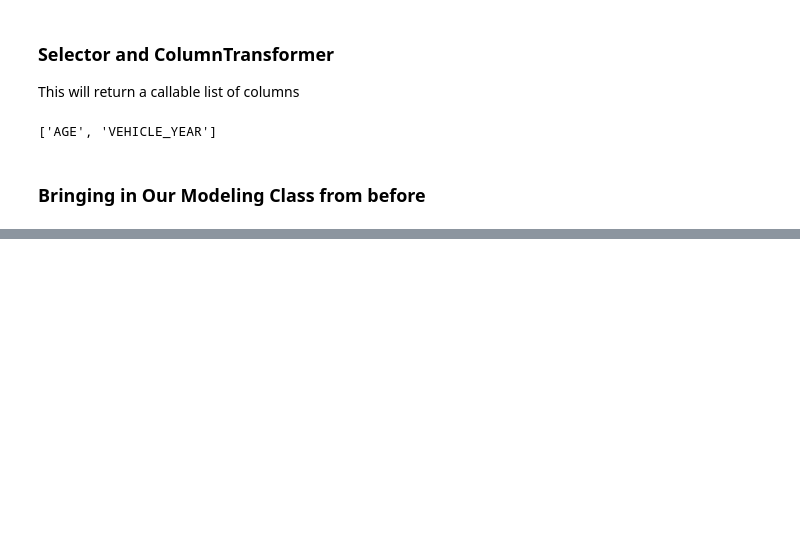
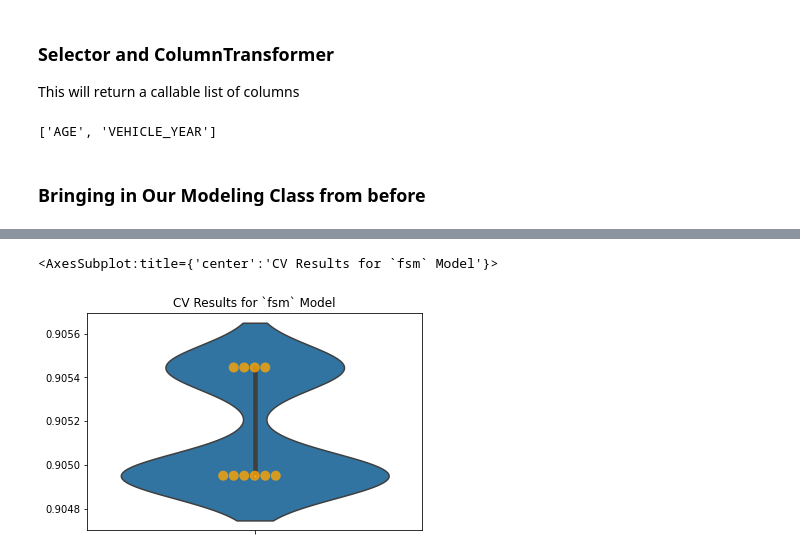
Before and after one commit to JasmineHuang25/Phase3_project, a Jupyter notebook: auto_insurance_predict_main.ipynb, the cells around one changed output, grey strips where cells are left out. Cells and saved outputs as stored; diff of their text form; code cells hidden in the pictures; blank space fills up the shorter version.

```diff
--- a/auto_insurance_predict_main.ipynb
+++ b/auto_insurance_predict_main.ipynb
@@ -279,11 +345,14 @@ dummy_model_pipe.print_cv_summary()
 # %%
-# Create FSM (First Simple Model)
+# Reset solver from 'lbfgs' to 'saga', and max_iter = 300
 
-# logreg_fsm = Pipeline([
-#     ('ct',CT),
-#     ('logreg_fsm',LogisticRegression(random_state=42))
-# ])
+logreg_fsm = Pipeline([
+    ('ct',CT),
+    ('logreg_fsm',LogisticRegression(random_state=42, solver='saga', max_iter=300))
+])
 # %%
 # Use the class with out logreg pipe
-# fsm_model_pipe =  ModelWithCV(logreg_fsm, model_name='fsm',X=X_train, y=y_train)
+
+fsm_model_pipe =  ModelWithCV(logreg_fsm, model_name='fsm',X=X_train, y=y_train)
+
+# Getting ConvergenceWarning. Go back to logreg_fsm above to reset the parameters.
 # %%
@@ -290,0 +371,6 @@ dummy_model_pipe.print_cv_summary()
+# %%
+fig,ax = plt.subplots()
+fsm_model_pipe.plot_cv(ax=ax)
+# %% [output]
+<AxesSubplot:title={'center':'CV Results for `fsm` Model'}>
+[figure, added]
```
Also changed, not shown: parts of 66 cells of this notebook, 1 other file.
